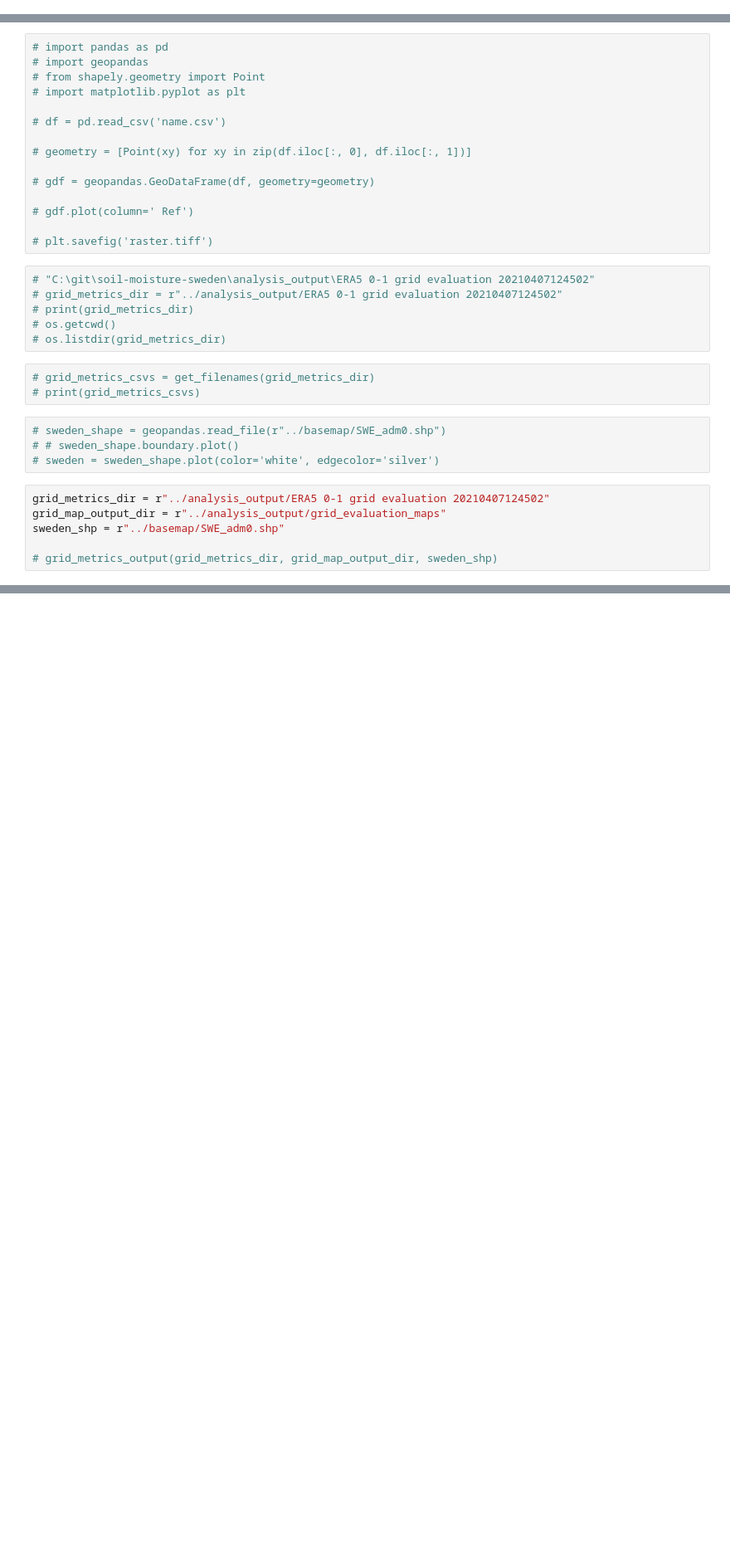
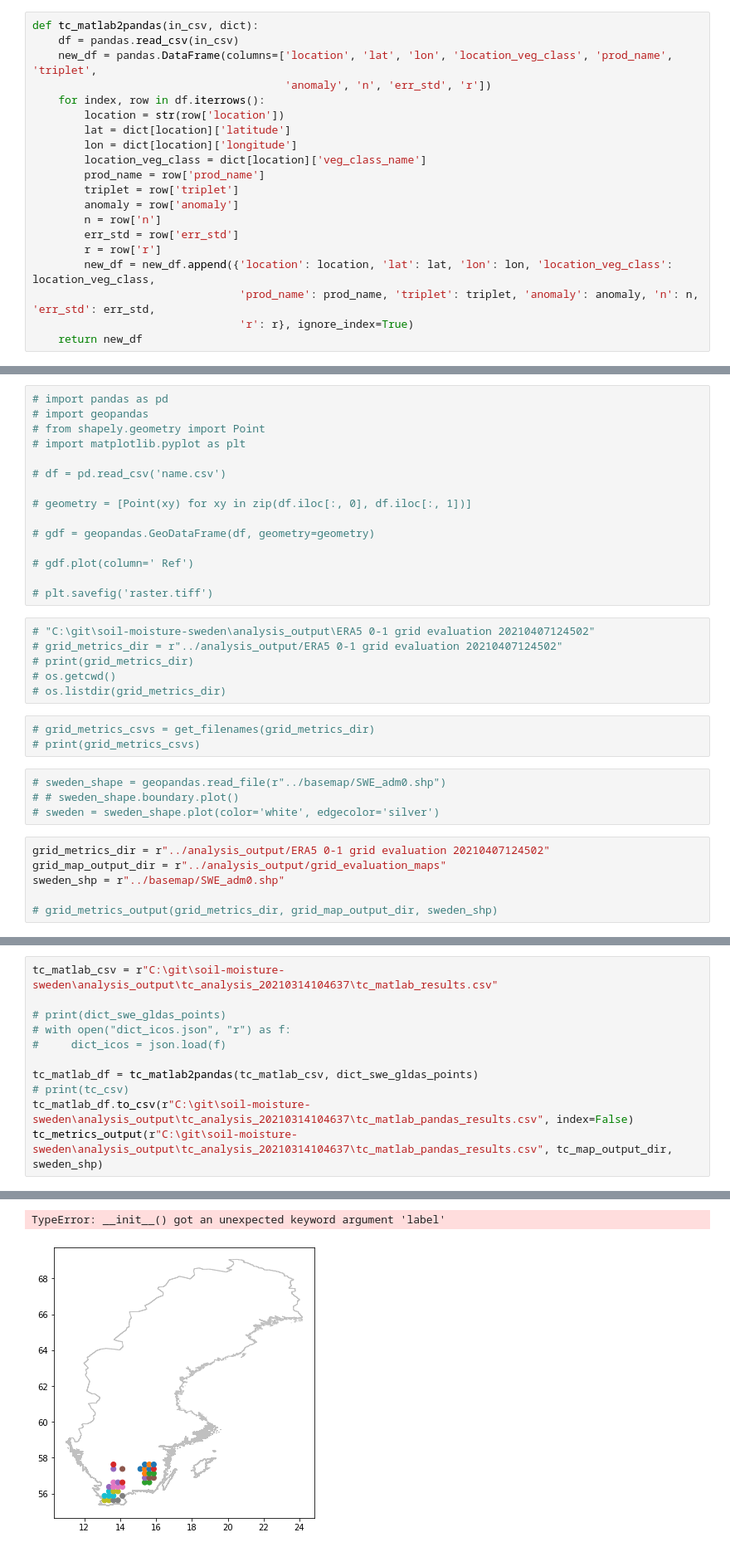
Before and after one commit to ninadel/soil-moisture-sweden, a Jupyter notebook: notebooks/metrics_plot.ipynb, the cells around one changed output, grey strips where cells are left out. Shown at 83% size. Saved outputs shown, nothing was run; the diff lists cells and outputs as text; blank space fills up the shorter version.

Commit message:
progress, but moving contents over to sm_metrics_export.py

```diff
--- a/notebooks/metrics_plot.ipynb
+++ b/notebooks/metrics_plot.ipynb
@@ -119,6 +135,26 @@ def tc_metrics_output(csv, output_dir, base_shp, metric="r"):
             matplotlib.pyplot.suptitle("{} ({})".format(pn, metric))
             # save figure in subdirectory
             matplotlib.pyplot.savefig(os.path.join(output_subdir, "{} {}.jpg".format(pn, metric)))
+# %%
+def tc_matlab2pandas(in_csv, dict):
+    df = pandas.read_csv(in_csv)
+    new_df = pandas.DataFrame(columns=['location', 'lat', 'lon', 'location_veg_class', 'prod_name', 'triplet',
+                                       'anomaly', 'n', 'err_std', 'r'])
+    for index, row in df.iterrows():
+        location = str(row['location'])
+        lat = dict[location]['latitude']
+        lon = dict[location]['longitude']
+        location_veg_class = dict[location]['veg_class_name']
+        prod_name = row['prod_name']
+        triplet = row['triplet']
+        anomaly = row['anomaly']
+        n = row['n']
+        err_std = row['err_std']
+        r = row['r']
+        new_df = new_df.append({'location': location, 'lat': lat, 'lon': lon, 'location_veg_class': location_veg_class,
+                                'prod_name': prod_name, 'triplet': triplet, 'anomaly': anomaly, 'n': n, 'err_std': err_std,
+                                'r': r}, ignore_index=True)
+    return new_df
 # %%
 # world_filepath = geopandas.datasets.get_path('naturalearth_lowres')
 # world = geopandas.read_file(world_filepath)
@@ -165,0 +6480,12 @@ sweden_shp = r"../basemap/SWE_adm0.shp"
+# %%
+tc_matlab_csv = r"C:\git\soil-moisture-sweden\analysis_output\tc_analysis_20210314104637\tc_matlab_results.csv"
+
+# print(dict_swe_gldas_points)
+# with open("dict_icos.json", "r") as f:
+#     dict_icos = json.load(f)
+
+tc_matlab_df = tc_matlab2pandas(tc_matlab_csv, dict_swe_gldas_points)
+# print(tc_csv)
+tc_matlab_df.to_csv(r"C:\git\soil-moisture-sweden\analysis_output\tc_analysis_20210314104637\tc_matlab_pandas_results.csv", index=False)
+tc_metrics_output(r"C:\git\soil-moisture-sweden\analysis_output\tc_analysis_20210314104637\tc_matlab_pandas_results.csv", tc_map_output_dir, sweden_shp)
+# %% [output]
@@ -166 +6509,3 @@ sweden_shp = r"../basemap/SWE_adm0.shp"
+TypeError: __init__() got an unexpected keyword argument 'label'
+[figure, added]
 # %%
```
Also changed, not shown: parts of 5 cells of this notebook.
